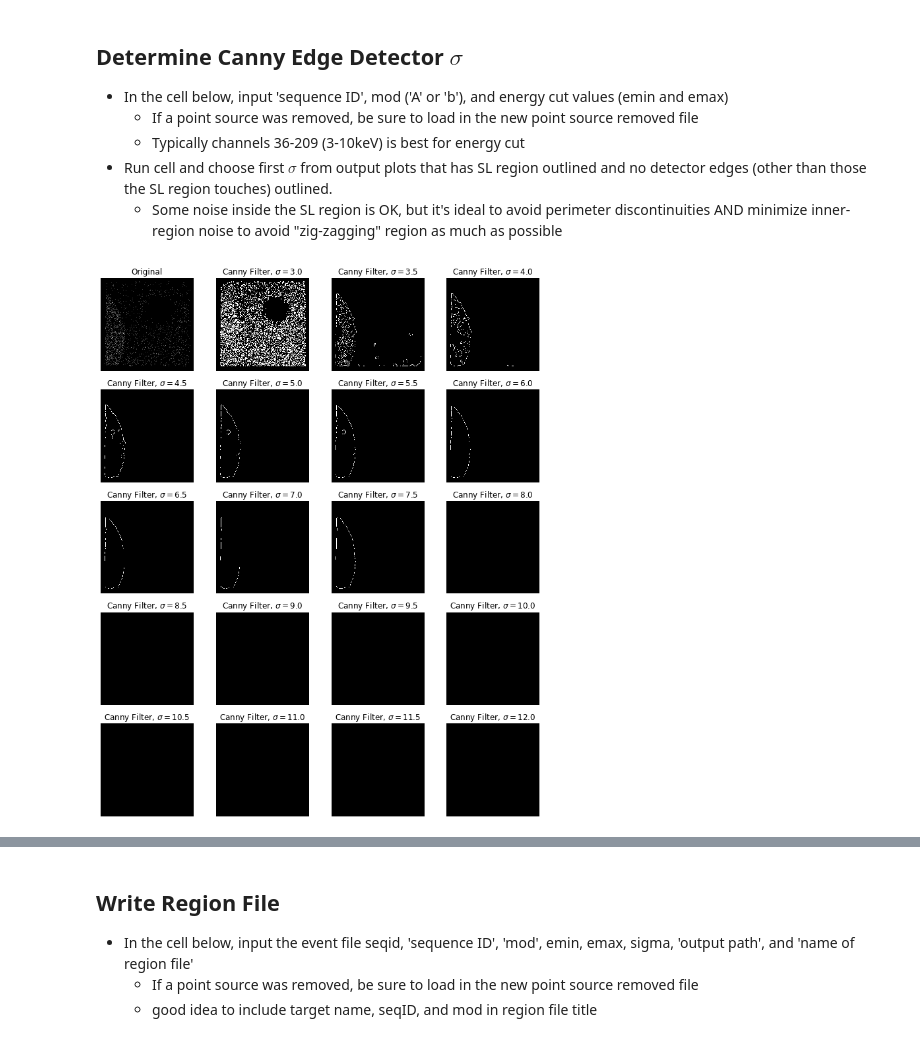
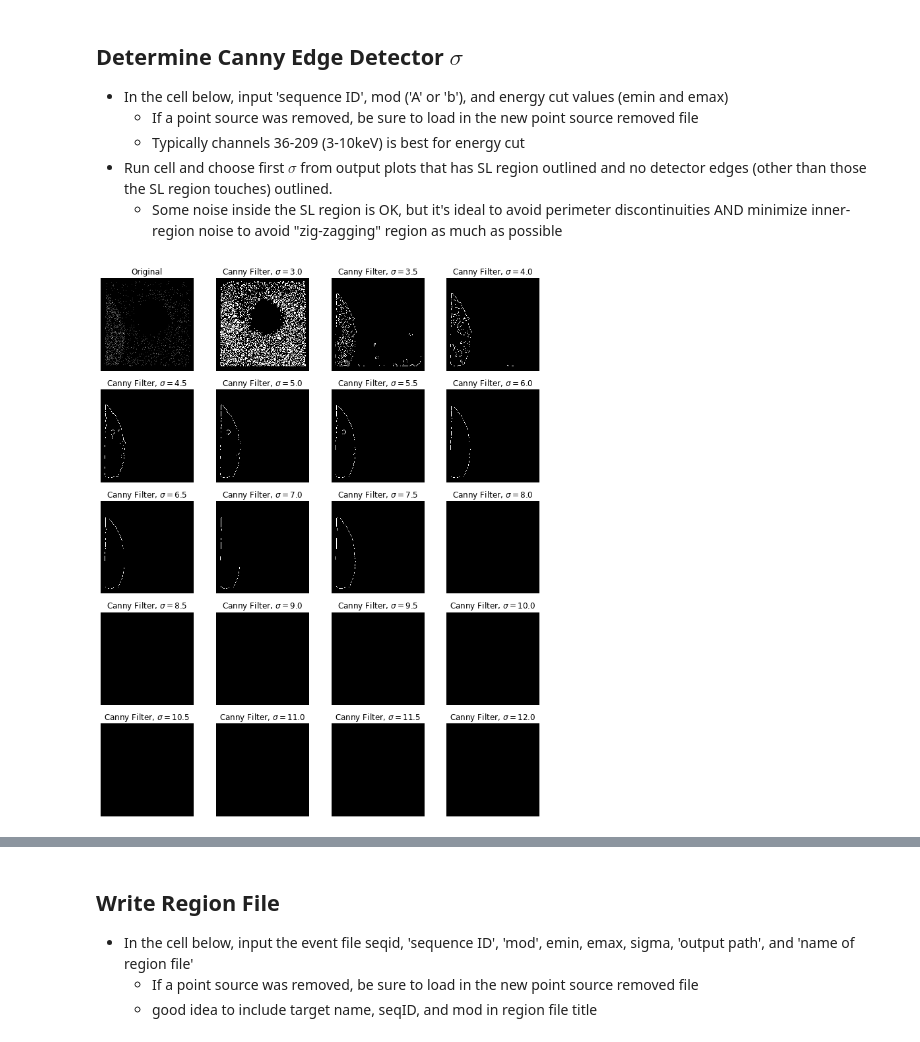
Before and after one commit to ellen-thompson/region-generation, a Jupyter notebook: RegFileWrapperExample.ipynb, the cells around one changed output, grey strips where cells are left out. Saved outputs shown, nothing was run; the diff lists cells and outputs as text; code cells hidden in the pictures.

```diff
--- a/RegFileWrapperExample.ipynb
+++ b/RegFileWrapperExample.ipynb
@@ -35,7 +39,7 @@ regfile.ps_removal(seqid,mod,limit,output_path,name_of_ps_removed_file)
     - Some noise inside the SL region is OK, but it's ideal to avoid perimeter discontinuities AND minimize inner-region noise to avoid "zig-zagging" region as much as possible
 # %%
 #call sigma range function
-regfile.sigma_range('80002012004cut','A',36,209)
+regfile.sigma_range('80002012004filt','A',36,209)
 # %% [output]
-[figure, old version]
+[figure, new version]
 # %% [markdown]
```
Also changed, not shown: parts of 9 cells of this notebook.
